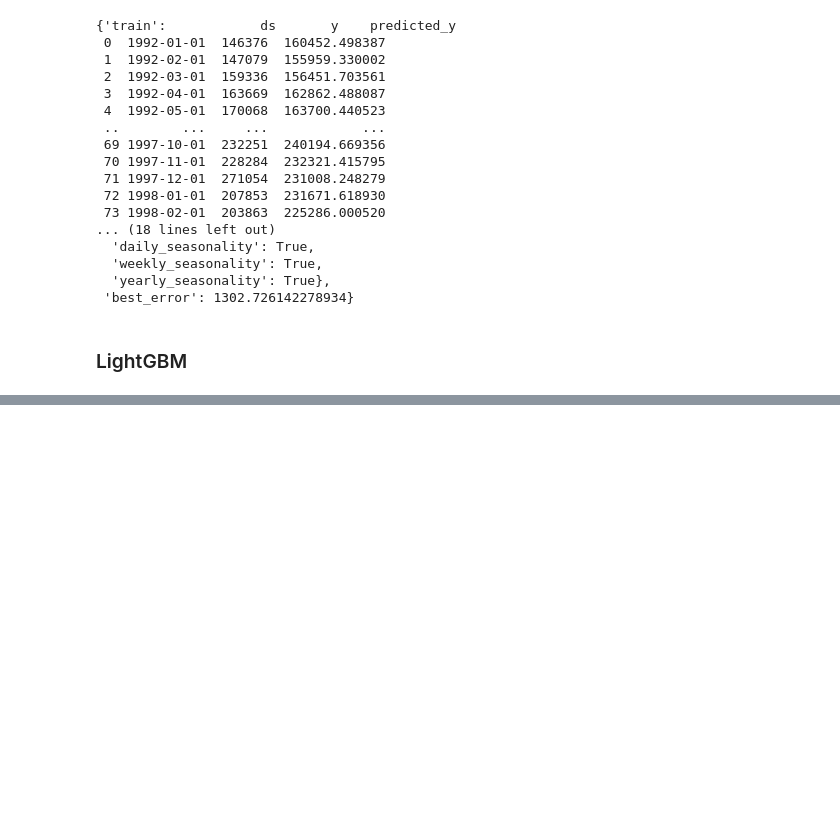
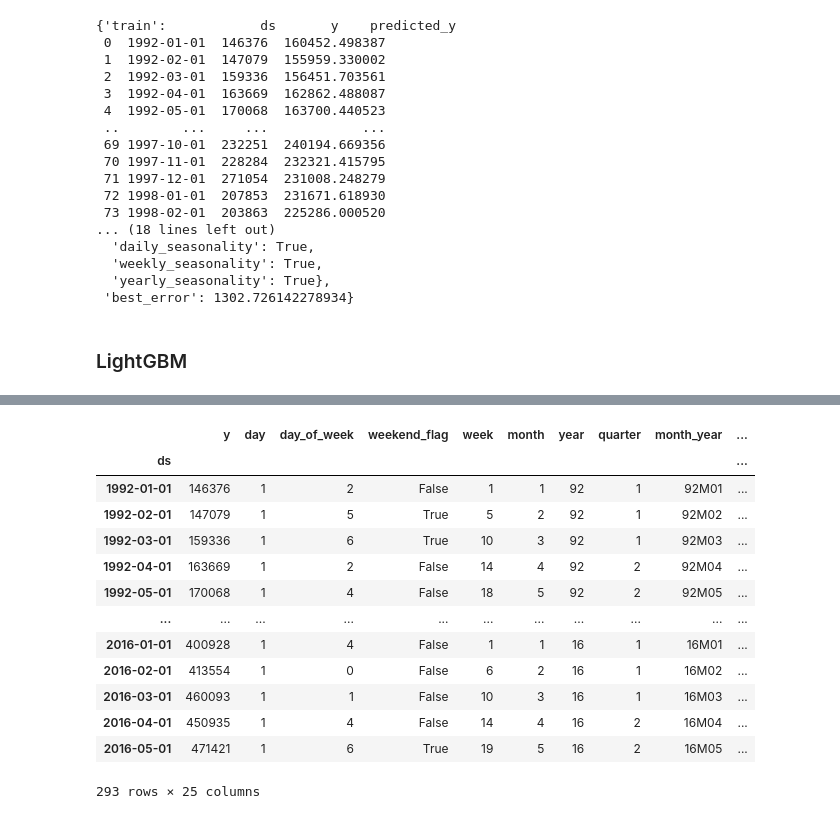
Before and after one commit to ntlind/forecastframe, a Jupyter notebook: examples/simple_example.ipynb, the cells around one changed output, grey strips where cells are left out. Drawn from its saved outputs; the diff is of its cells as text; code cells hidden in the pictures; blank space fills up the shorter version.

```diff
--- a/examples/simple_example.ipynb
+++ b/examples/simple_example.ipynb
@@ -119,0 +118,25 @@ fframe.cross_validations[0]
+# %%
+# Let's add some features to help our model out
+fframe.calc_datetime_features()
+fframe.lag_features(features=[fframe.target], lags=[1, 2, 3, 12]) # lagged features for 1 month ago, 2 months ago ..., 12 months ago
+fframe.calc_statistical_features(features=[fframe.target], windows=[3, 6, 12], aggregations=['mean', 'std']) # 3, 6, and 12 month rolling aggregations for both mean and std
+fframe.calc_ewma(fframe.target, windows=[3, 6, 12]) # 3, 6, 12 month exponential weighted moving averages
+fframe.calc_percent_change(feature=fframe.target)
+
+
+fframe.get_sample()
+# %% [output]
+|  | y | day | day_of_week | weekend_flag | week | month | year | quarter | month_year | ... |
+| ds |  |  |  |  |  |  |  |  |  | ... |
+| 1992-01-01 | 146376 | 1 | 2 | False | 1 | 1 | 92 | 1 | 92M01 | ... |
+| 1992-02-01 | 147079 | 1 | 5 | True | 5 | 2 | 92 | 1 | 92M02 | ... |
+| 1992-03-01 | 159336 | 1 | 6 | True | 10 | 3 | 92 | 1 | 92M03 | ... |
+| 1992-04-01 | 163669 | 1 | 2 | False | 14 | 4 | 92 | 2 | 92M04 | ... |
+| 1992-05-01 | 170068 | 1 | 4 | False | 18 | 5 | 92 | 2 | 92M05 | ... |
+| ... | ... | ... | ... | ... | ... | ... | ... | ... | ... | ... |
+| 2016-01-01 | 400928 | 1 | 4 | False | 1 | 1 | 16 | 1 | 16M01 | ... |
+| 2016-02-01 | 413554 | 1 | 0 | False | 6 | 2 | 16 | 1 | 16M02 | ... |
+| 2016-03-01 | 460093 | 1 | 1 | False | 10 | 3 | 16 | 1 | 16M03 | ... |
+| 2016-04-01 | 450935 | 1 | 4 | False | 14 | 4 | 16 | 2 | 16M04 | ... |
+| 2016-05-01 | 471421 | 1 | 6 | True | 19 | 5 | 16 | 2 | 16M05 | ... |
+293 rows × 25 columns
```
Also changed, not shown: parts of 9 cells of this notebook, 1 other file.
